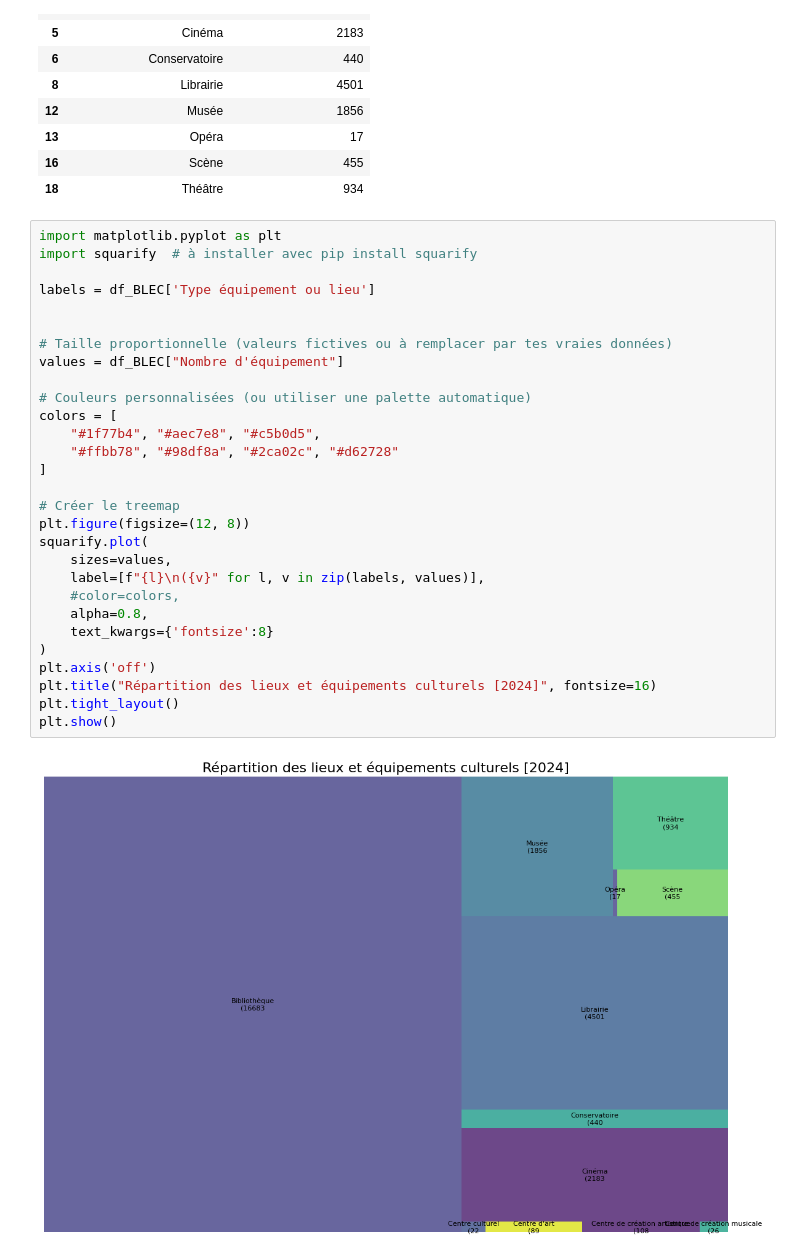
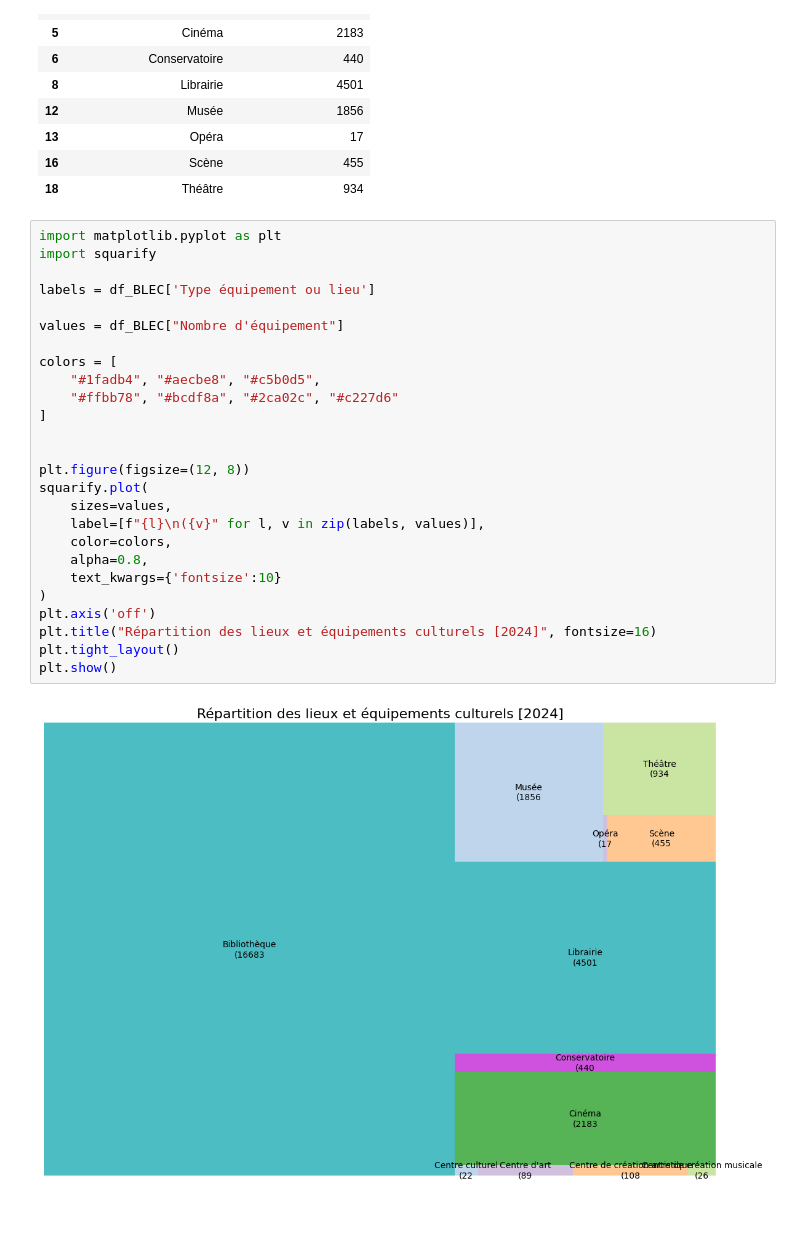
Before and after one commit to SandraRiner/offre_culturelle, a Jupyter notebook: notebook/cleanaida.ipynb, the cells around one changed output. Saved outputs shown, nothing was run; the diff lists cells and outputs as text; blank space fills up the shorter version.

```diff
--- a/notebook/cleanaida.ipynb
+++ b/notebook/cleanaida.ipynb
@@ -244,32 +244,29 @@ df_BLEC
 | 18 | Théâtre | 934 |
 # %%
 import matplotlib.pyplot as plt
-import squarify  # à installer avec pip install squarify
+import squarify
 
 labels = df_BLEC['Type équipement ou lieu']
 
-
-# Taille proportionnelle (valeurs fictives ou à remplacer par tes vraies données)
 values = df_BLEC["Nombre d'équipement"]
 
-# Couleurs personnalisées (ou utiliser une palette automatique)
 colors = [
-    "#1f77b4", "#aec7e8", "#c5b0d5",
-    "#ffbb78", "#98df8a", "#2ca02c", "#d62728"
+    "#1fadb4", "#aecbe8", "#c5b0d5",
+    "#ffbb78", "#bcdf8a", "#2ca02c", "#c227d6"
 ]
 
-# Créer le treemap
+
 plt.figure(figsize=(12, 8))
 squarify.plot(
     sizes=values,
     label=[f"{l}\n({v}" for l, v in zip(labels, values)],
-    #color=colors,
+    color=colors,
     alpha=0.8,
-    text_kwargs={'fontsize':8}
+    text_kwargs={'fontsize':10}
 )
 plt.axis('off')
 plt.title("Répartition des lieux et équipements culturels [2024]", fontsize=16)
 plt.tight_layout()
 plt.show()
 # %% [output]
-[figure, old version]
+[figure, new version]
```
Also changed, not shown: parts of 13 cells of this notebook, 9 other files.
